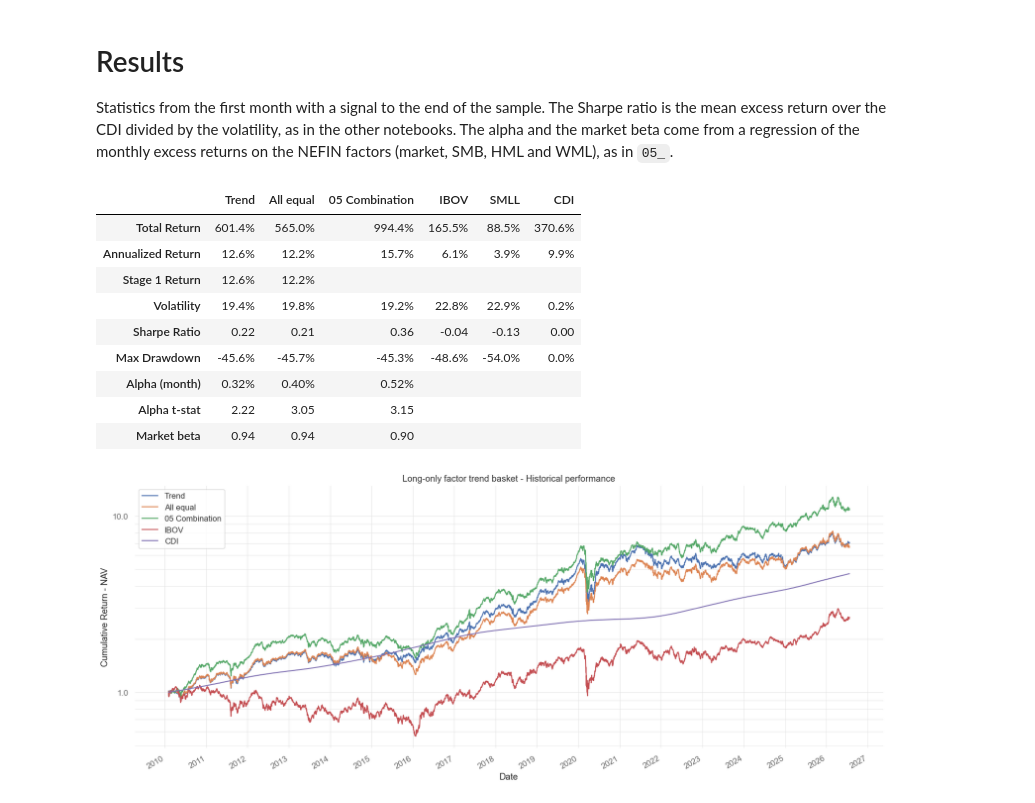
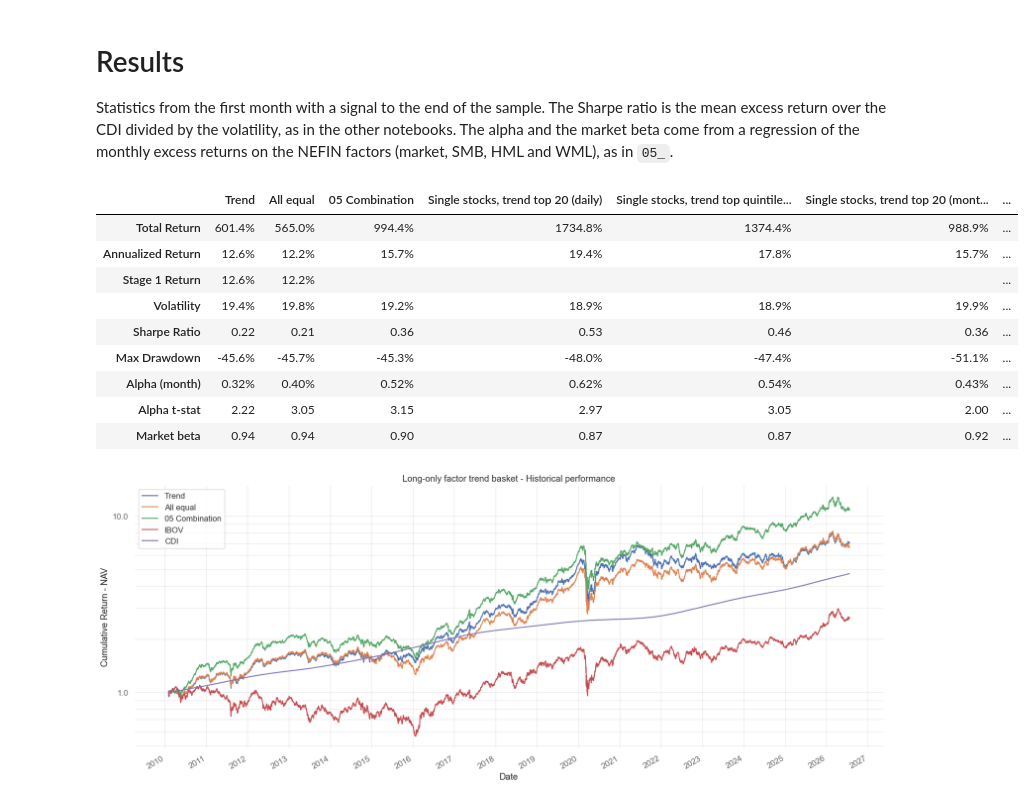
Before and after one commit to pedroandion/brazil-equity-factors, a Jupyter notebook: 06_factor_trend_long_only.ipynb, the cells around one changed output. Saved outputs shown, nothing was run; the diff lists cells and outputs as text; code cells hidden in the pictures.

Commit message:
Test the trend on single stocks with daily and monthly rebalancing in 06
Co-Authored-By: Claude Opus 5.5 <noreply@anthropic.com>

```diff
--- a/06_factor_trend_long_only.ipynb
+++ b/06_factor_trend_long_only.ipynb
@@ -318,0 +443,6 @@ trend_factors = ['Value Composite', 'Profitability Composite', 'Growth Composite
+# %%
+monthly_returns = quintiles_returns_df.resample('ME').agg(lambda t: t.add(1).prod() - 1)
+monthly_returns = monthly_returns.pivot_table(index = monthly_returns.index.year, columns = monthly_returns.index.month, values = 'Top 20')
+monthly_returns.columns = ['Jan', 'Feb', 'Mar', 'Apr', 'May', 'Jun', 'Jul', 'Aug', 'Sep', 'Oct', 'Nov', 'Dec']
+monthly_returns['YTD'] = monthly_returns.apply(lambda x: (x.add(1).prod() - 1), axis = 1)
+monthly_returns.fillna(0).map('{:,.2%}'.format)
@@ -318,0 +468,6 @@ trend_factors = ['Value Composite', 'Profitability Composite', 'Growth Composite
+# %%
+monthly_returns = benchmarks.resample('ME').agg(lambda t: t.add(1).prod() - 1)
+monthly_returns = monthly_returns.pivot_table(index = monthly_returns.index.year, columns = monthly_returns.index.month, values = 'IBOV')
+monthly_returns.columns = ['Jan', 'Feb', 'Mar', 'Apr', 'May', 'Jun', 'Jul', 'Aug', 'Sep', 'Oct', 'Nov', 'Dec']
+monthly_returns['YTD'] = monthly_returns.apply(lambda x: (x.add(1).prod() - 1), axis = 1)
+monthly_returns.fillna(0).map('{:,.2%}'.format)
@@ -318,0 +493,11 @@ trend_factors = ['Value Composite', 'Profitability Composite', 'Growth Composite
+# %%
+# Factor exposure of the portfolio
+returns_ff = pd.merge(quintiles_returns_df['Top 20'], ff_factors[["Mkt_RF", "SMB", "HML", "RMW", "CMA", "Risk_Free"]], how = 'left', left_index = True, right_index = True).dropna()
+returns_ff['Excess_Return'] = returns_ff['Top 20'] - returns_ff['Risk_Free']
+monthly_returns = returns_ff.resample('ME').apply(lambda x: (x + 1).prod() - 1)
+
+Y = monthly_returns['Excess_Return']
+X = monthly_returns[['Mkt_RF', 'SMB', 'HML', 'RMW', 'CMA']]
+X = sm.add_constant(X)  # Adds a constant for the intercept
+model = sm.OLS(Y, X).fit()
+model.summary()
@@ -318,0 +538,13 @@ trend_factors = ['Value Composite', 'Profitability Composite', 'Growth Composite
+# %%
+# Monthly rebalancing dates, as in 05_
+monthly_rebalance_dates = [date(year, month, 1) for year in range(2009, 2027) for month in range(1,13, 1)]
+monthly_rebalance_dates = [cal.following(ref_date) for ref_date in monthly_rebalance_dates if ref_date <= prices_df.index[-1].date()]
+
+monthly_stock_returns = {'5Q': backtest_quintiles(prices_df, quintiles['5Q'], monthly_rebalance_dates, market_value),
+                         'Top 20': backtest_quintiles(prices_df, top_20, monthly_rebalance_dates, market_value)}
+
+# Turnover of the monthly top 20: share of the portfolio replaced on each rebalance, with equal weights
+monthly_signal_dates = [prices_df.index[prices_df.index.get_loc(pd.Timestamp(dt)) - 1] for dt in monthly_rebalance_dates if pd.Timestamp(dt) in prices_df.index]
+monthly_held = top_20.loc[monthly_signal_dates]
+monthly_held = monthly_held.loc[monthly_held.sum(axis = 1) > 0]
+print(f'Monthly top 20: {monthly_held.diff().clip(lower = 0).sum(axis = 1).iloc[1:].mean() / 20:.0%} of the portfolio replaced per month, before the drift of the weights')
@@ -509,43 +743,51 @@ def statistics(ret):
 
 def nefin_regression(ret):
     returns_nefin = pd.merge(ret.rename('Daily return'), nefin[['Rm_minus_Rf', 'Risk_Free', 'SMB', 'HML', 'WML']], how = 'left', left_index = True, right_index = True).dropna()
     returns_nefin['Excess_Return'] = returns_nefin['Daily return'] - returns_nefin['Risk_Free']
     monthly = returns_nefin.resample('ME').apply(lambda x: (x + 1).prod() - 1)
     model = sm.OLS(monthly['Excess_Return'], sm.add_constant(monthly[['Rm_minus_Rf', 'SMB', 'HML', 'WML']])).fit()
     return {'Alpha (month)': model.params['const'], 'Alpha t-stat': model.tvalues['const'], 'Market beta': model.params['Rm_minus_Rf']}
 
 strategies = {'Trend': stage2_returns['Trend'], 'All equal': stage2_returns['All equal'], '05 Combination': ret_comb.loc[start_date:]}
 benchmark_returns = {'IBOV': benchmarks['IBOV'].loc[start_date:], 'SMLL': benchmarks['SMLL'].loc[start_date:], 'CDI': benchmarks['CDI'].loc[start_date:]}
 
 results = dict()
 for name, ret in strategies.items():
     row = statistics(ret)
     row.update(nefin_regression(ret))
     if name in stage1_returns:
         row['Stage 1 Return'] = statistics(stage1_returns[name])['Annualized Return']
     results[name] = row
+single_stock_returns = {'Single stocks, trend top 20 (daily)': quintiles_returns_df['Top 20'],
+                        'Single stocks, trend top quintile (daily)': quintiles_returns_df['5Q'],
+                        'Single stocks, trend top 20 (monthly)': monthly_stock_returns['Top 20'],
+                        'Single stocks, trend top quintile (monthly)': monthly_stock_returns['5Q']}
+for name, ret in single_stock_returns.items():
+    row = statistics(ret.loc[start_date:])
+    row.update(nefin_regression(ret.loc[start_date:]))
+    results[name] = row
 for name, ret in benchmark_returns.items():
     results[name] = statistics(ret)
 
 results = pd.DataFrame(results).T
 results_fmt = results.copy()
 for col in ['Total Return', 'Annualized Return', 'Stage 1 Return', 'Volatility', 'Max Drawdown']:
     results_fmt[col] = results_fmt[col].map(lambda x: '' if pd.isna(x) else f'{x:.1%}')
 results_fmt['Alpha (month)'] = results_fmt['Alpha (month)'].map(lambda x: '' if pd.isna(x) else f'{x:.2%}')
 for col in ['Sharpe Ratio', 'Alpha t-stat', 'Market beta']:
     results_fmt[col] = results_fmt[col].map(lambda x: '' if pd.isna(x) else f'{x:.2f}')
 results_fmt[['Total Return', 'Annualized Return', 'Stage 1 Return', 'Volatility', 'Sharpe Ratio', 'Max Drawdown', 'Alpha (month)', 'Alpha t-stat', 'Market beta']].T
 # %% [output]
-|  | Trend | All equal | 05 Combination | IBOV | SMLL | CDI |
-| Total Return | 601.4% | 565.0% | 994.4% | 165.5% | 88.5% | 370.6% |
-| Annualized Return | 12.6% | 12.2% | 15.7% | 6.1% | 3.9% | 9.9% |
-| Stage 1 Return | 12.6% | 12.2% |  |  |  |  |
-| Volatility | 19.4% | 19.8% | 19.2% | 22.8% | 22.9% | 0.2% |
-| Sharpe Ratio | 0.22 | 0.21 | 0.36 | -0.04 | -0.13 | 0.00 |
-| Max Drawdown | -45.6% | -45.7% | -45.3% | -48.6% | -54.0% | 0.0% |
-| Alpha (month) | 0.32% | 0.40% | 0.52% |  |  |  |
-| Alpha t-stat | 2.22 | 3.05 | 3.15 |  |  |  |
-| Market beta | 0.94 | 0.94 | 0.90 |  |  |  |
+|  | Trend | All equal | 05 Combination | Single stocks, trend top 20 (daily) | Single stocks, trend top quintile... | Single stocks, trend top 20 (mont... | ... |
+| Total Return | 601.4% | 565.0% | 994.4% | 1734.8% | 1374.4% | 988.9% | ... |
+| Annualized Return | 12.6% | 12.2% | 15.7% | 19.4% | 17.8% | 15.7% | ... |
+| Stage 1 Return | 12.6% | 12.2% |  |  |  |  | ... |
+| Volatility | 19.4% | 19.8% | 19.2% | 18.9% | 18.9% | 19.9% | ... |
+| Sharpe Ratio | 0.22 | 0.21 | 0.36 | 0.53 | 0.46 | 0.36 | ... |
+| Max Drawdown | -45.6% | -45.7% | -45.3% | -48.0% | -47.4% | -51.1% | ... |
+| Alpha (month) | 0.32% | 0.40% | 0.52% | 0.62% | 0.54% | 0.43% | ... |
+| Alpha t-stat | 2.22 | 3.05 | 3.15 | 2.97 | 3.05 | 2.00 | ... |
+| Market beta | 0.94 | 0.94 | 0.90 | 0.87 | 0.87 | 0.92 | ... |
 # %%
 # Historical performance
 for name, ret in strategies.items():
```
Also changed, not shown: parts of 14 cells of this notebook.
